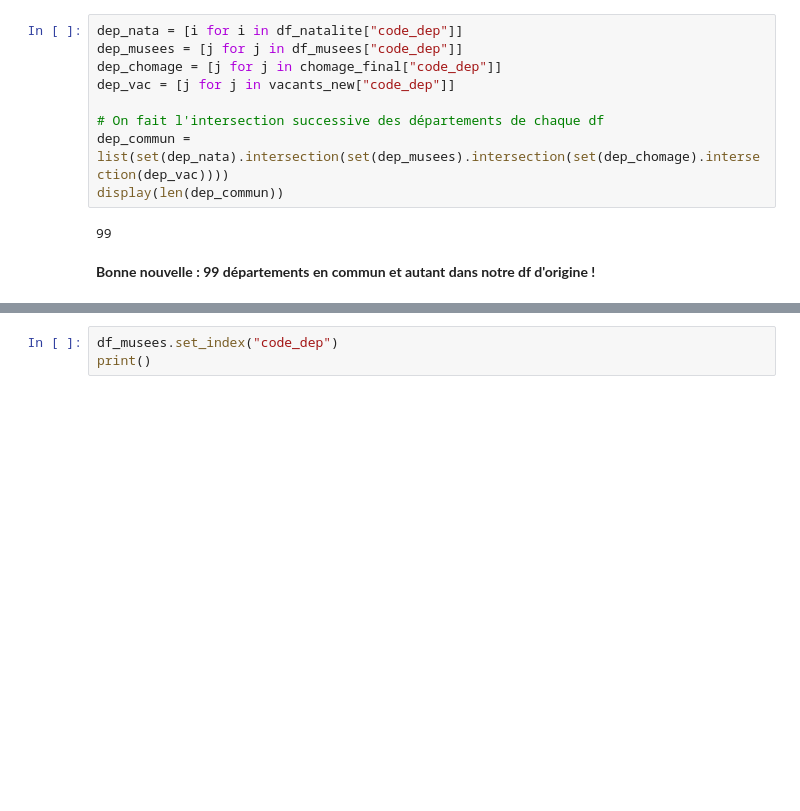
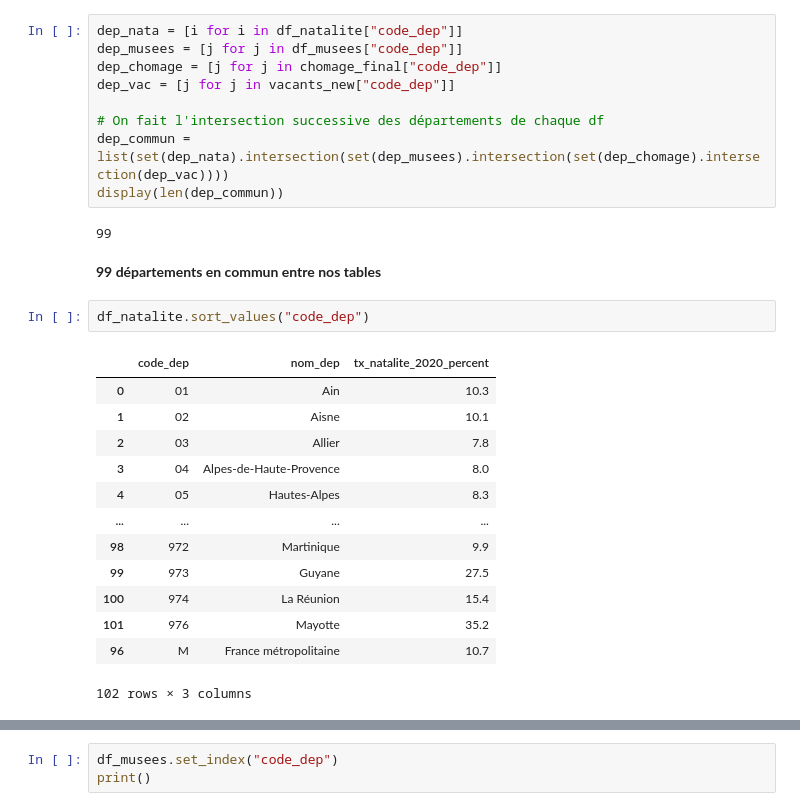
Before and after one commit to victor-kerros/tokenisation-immo, a Jupyter notebook: external_data.ipynb, the cells around one changed output, grey strips where cells are left out. Cells and saved outputs as stored; diff of their text form; blank space fills up the shorter version.

Commit message:
commentaire dpts pas en commun

```diff
--- a/external_data.ipynb
+++ b/external_data.ipynb
@@ -388,6 +386,22 @@ display(len(dep_commun))
 # %% [output]
 99
 # %% [markdown]
-**Bonne nouvelle : 99 départements en commun et autant dans notre df d'origine !**
+**99 départements en commun entre nos tables**
+# %%
+df_natalite.sort_values("code_dep")
+# %% [output]
+|  | code_dep | nom_dep | tx_natalite_2020_percent |
+| 0 | 01 | Ain | 10.3 |
+| 1 | 02 | Aisne | 10.1 |
+| 2 | 03 | Allier | 7.8 |
+| 3 | 04 | Alpes-de-Haute-Provence | 8.0 |
+| 4 | 05 | Hautes-Alpes | 8.3 |
+| ... | ... | ... | ... |
+| 98 | 972 | Martinique | 9.9 |
+| 99 | 973 | Guyane | 27.5 |
+| 100 | 974 | La Réunion | 15.4 |
+| 101 | 976 | Mayotte | 35.2 |
+| 96 | M | France métropolitaine | 10.7 |
+102 rows × 3 columns
 # %%
 not_commun_nata = [i for i in dep_nata if i not in dep_commun]
```
Also changed, not shown: parts of 8 cells of this notebook.
